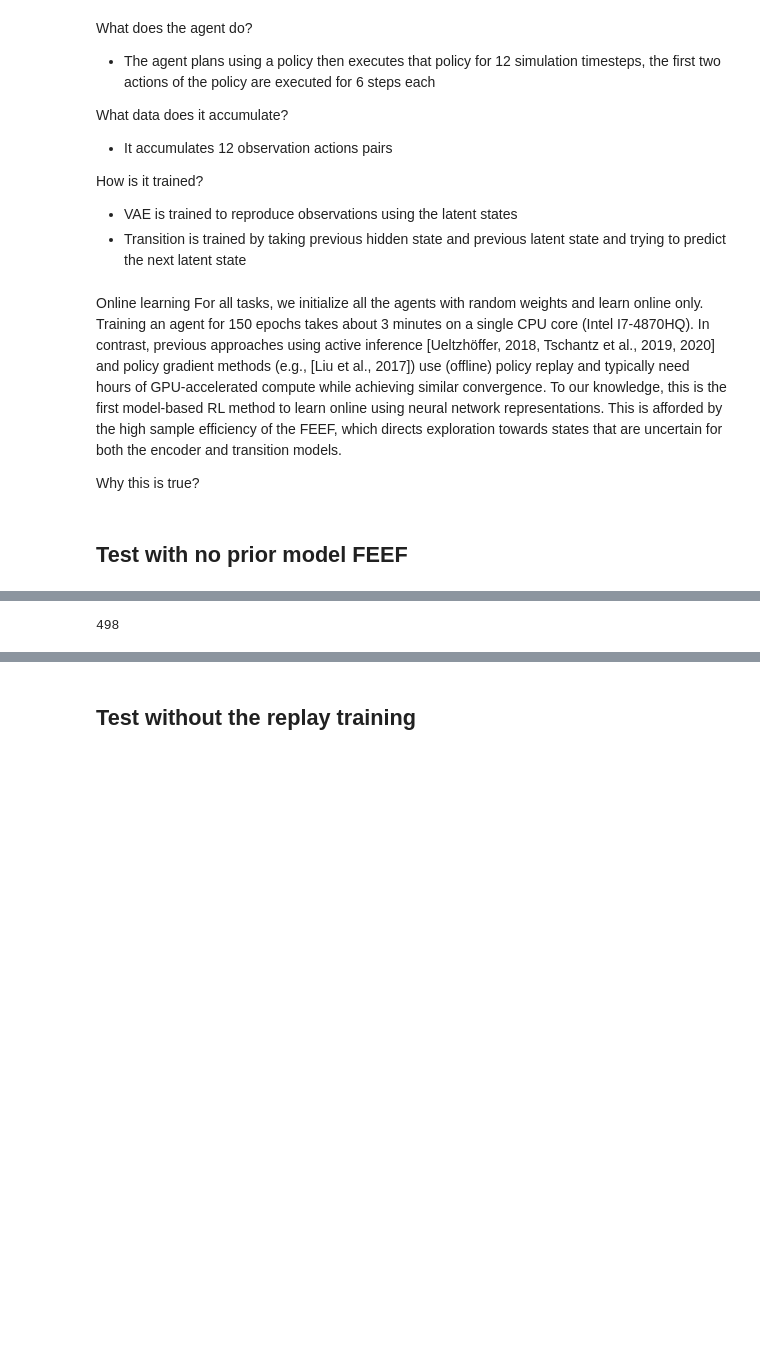
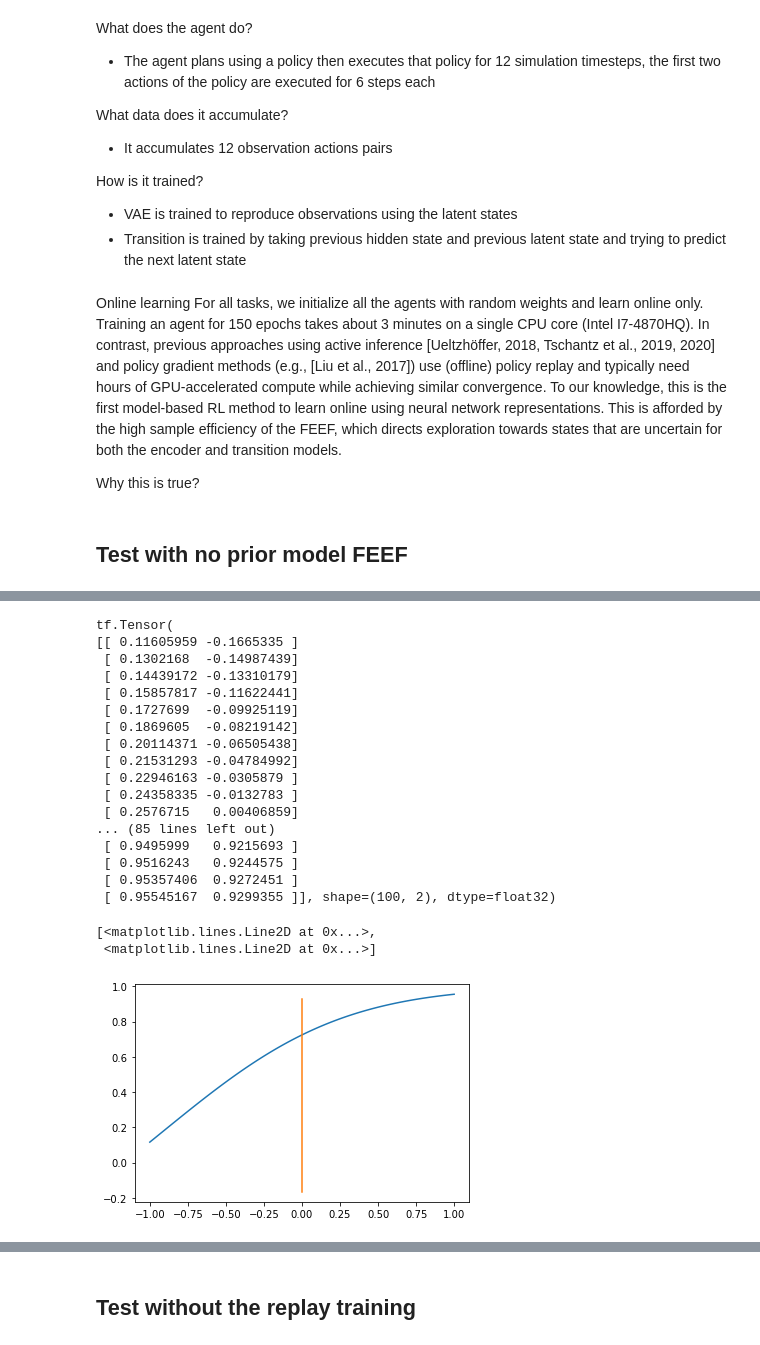
Before and after one commit to ewil32/Hybrid_Policy_Selection_DAIF, a Jupyter notebook: mountain_car_recurrent.ipynb, the cells around one changed output, grey strips where cells are left out. Drawn from its saved outputs; the diff is of its cells as text; code cells hidden in the pictures; blank space fills up the shorter version.

```diff
--- a/mountain_car_recurrent.ipynb
+++ b/mountain_car_recurrent.ipynb
@@ -100,9 +100,6 @@ def train_single_agent(mcc_env,
 
         success = t < 999
 
-        if t == 999:
-            print("max_obs", observation)
-
         # get the VFE of the model for the run
         # VFE = float(tf.reduce_mean(agent.model_vae.compute_loss(all_post_observations)))
         VFE = 0
@@ -773,0 +884,16 @@ array([0.83333333, 0.        ])
+# %%
+daifa = DAIFAgentRecurrent(prior_model,
+                           vae,
+                           tran,
+                           habit_net,
+                           planning_horizon=pln_hrzn,
+                           use_kl_extrinsic=True,
+                           use_kl_intrinsic=True,
+                           use_FEEF=False,
+                           train_habit_net=True,
+                           train_prior_model=True,
+                           train_tran=True,
+                           train_after_exploring=True,
+                           use_fast_thinking=False)
+
+scaled_prior_mean
@@ -774,6 +902,22 @@ array([0.83333333, 0.        ])
+# %%
+daifa.train_vae = False
+daifa.model_vae.show_training = False
+
+# daifa.train_tran = False
+# daifa.tran.show_training = False
+# daifa.train_prior = False
+# daifa.prior_model.show_training = False
+# #
+# daifa.habit_action_model.show_training = False
+# daifa.train_habit_net = False
+# # #
+# daifa.use_fast_thinking = True
+# daifa.habit_action_model.action_stddev = 0
+# #
+# daifa.model_vae.reconstruction_stddev = 0.1
 # %%
 # train the agent on the env
 env = gym.make('MountainCarContinuous-v0')
-agent, results = train_single_agent(env, daifa, observation_max, observation_min, observation_noise_stddev, num_episodes=1, render_env=True)
+daifa, results = train_single_agent(env, daifa, observation_max, observation_min, observation_noise_stddev, num_episodes=50, render_env=True)
 # %% [output]
 Episode 1
@@ -802,4 +941,28 @@ Success in episode 1 at time step 129
-# %%
-498-1//6
-# %% [output]
-498
+# %%
+obs_pos = np.vstack([np.linspace(-1, 1, 100), np.zeros(100)]).T
+
+utils = daifa.prior_model(obs_pos)
+print(utils)
+
+plt.plot(obs_pos, utils)
+# %% [output]
+tf.Tensor(
+[[ 0.11605959 -0.1665335 ]
+ [ 0.1302168  -0.14987439]
+ [ 0.14439172 -0.13310179]
+ [ 0.15857817 -0.11622441]
+ [ 0.1727699  -0.09925119]
+ [ 0.1869605  -0.08219142]
+ [ 0.20114371 -0.06505438]
+ [ 0.21531293 -0.04784992]
+ [ 0.22946163 -0.0305879 ]
+ [ 0.24358335 -0.0132783 ]
+ [ 0.2576715   0.00406859]
+... (85 lines left out)
+ [ 0.9495999   0.9215693 ]
+ [ 0.9516243   0.9244575 ]
+ [ 0.95357406  0.9272451 ]
+ [ 0.95545167  0.9299355 ]], shape=(100, 2), dtype=float32)
+[<matplotlib.lines.Line2D at 0x...>,
+ <matplotlib.lines.Line2D at 0x...>]
+[figure, added]
```
Also changed, not shown: parts of 46 cells of this notebook, 5 other files.
